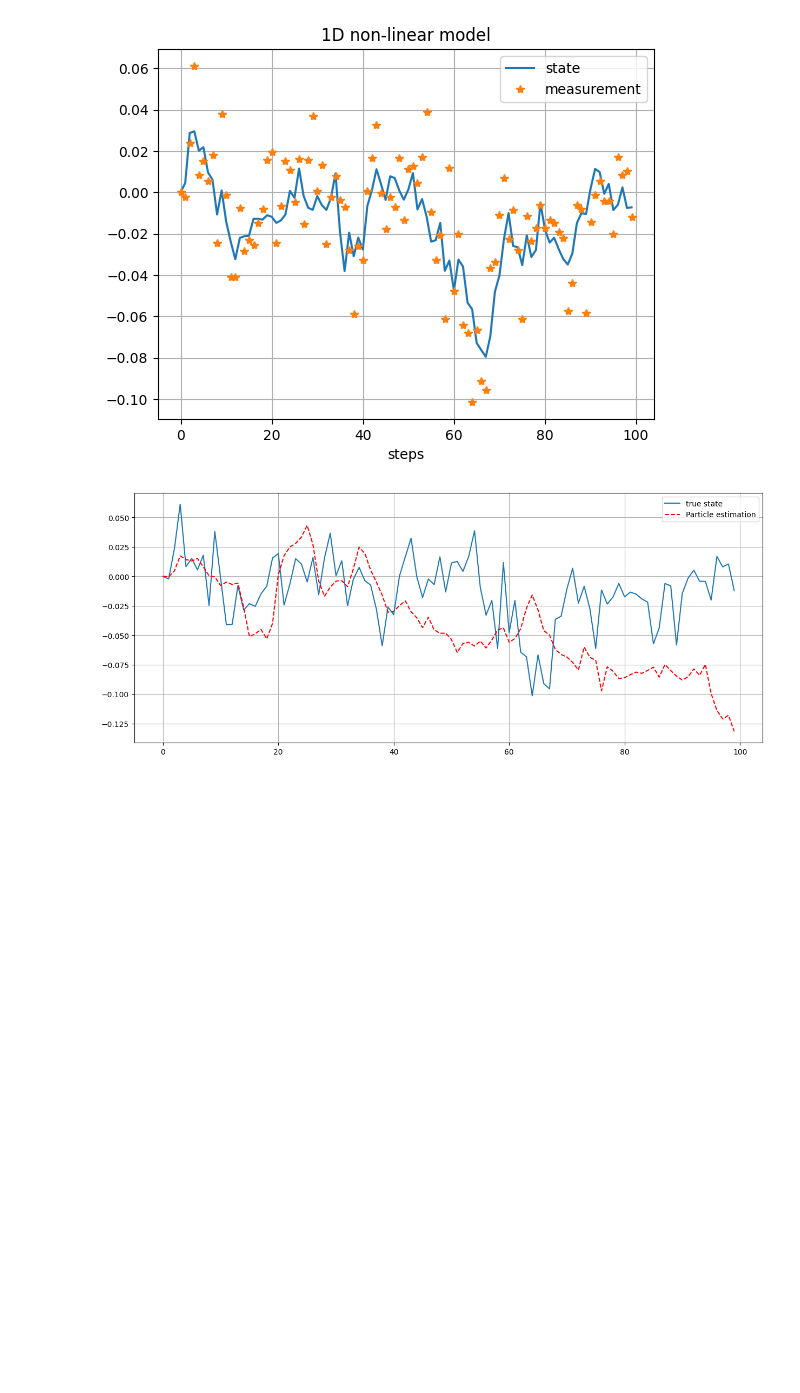
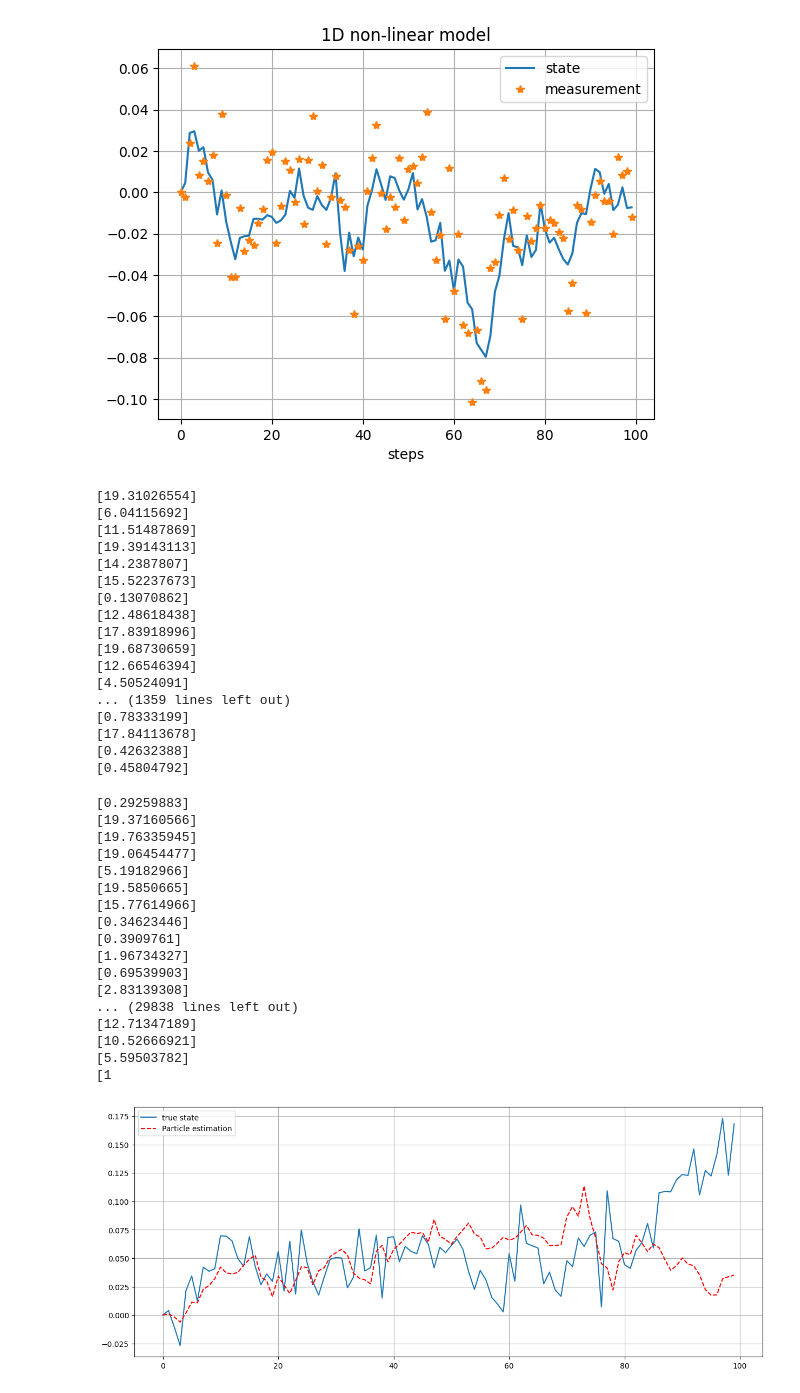
Before and after one commit to Nandu-Jagdish/BasicsOfSensorFusion23_Aalto, a Jupyter notebook: Homework11/HW11.ipynb, the cells around one changed output. Saved outputs shown, nothing was run; the diff lists cells and outputs as text; code cells hidden in the pictures; blank space fills up the shorter version.

```diff
--- a/Homework11/HW11.ipynb
+++ b/Homework11/HW11.ipynb
@@ -76,36 +76,71 @@ def bootstrap_particle_filter(seed,measurements):
     step = len(measurements)
     mean = np.zeros((step,1))
     var = np.zeros((step,1,1))
     Number_of_particles = 500
     weights = np.ones((Number_of_particles))
 
     particles = particle_init(seed,Number_of_particles,0,0.01)
     for i in range(1, step):
         for j,particle in enumerate(particles):
             particles[j] = propagateParticles(particle,seed)
             likelihood = compulteLikehood(particle,measurements[i],seed)
+            print(likelihood)
             weights[j] = weights[j]*likelihood
         weights = weights/np.sum(weights)
         #calculate the weighted mean
         mean[i] = np.sum(weights*particles)
         #calculate the weighted variance
         var[i]= np.sum(weights*(particles-mean[i])**2)
         #resample
         particles = resample(particles,weights)
 
         # YOUR CODE HERE
         # raise NotImplementedError()
     return mean, var
 
-observations =  model_simulation(5, 100)[1]
+observations =  model_simulation(1, 100)[1]
 x_, cov_ = bootstrap_particle_filter(1,observations)
 plt.figure(figsize=(15,6))
-plt.plot(model_simulation(5, 100)[1], label='true state')
+plt.plot(model_simulation(1, 100)[1], label='true state')
 plt.plot(x_[:,0], 'r--', label='Particle estimation')
 plt.legend()
 plt.grid();
 # %% [output]
+[19.31026554]
+[6.04115692]
+[11.51487869]
+[19.39143113]
+[14.2387807]
+[15.52237673]
+[0.13070862]
+[12.48618438]
+[17.83918996]
+[19.68730659]
+[12.66546394]
+[4.50524091]
+... (1359 lines left out)
+[0.78333199]
+[17.84113678]
+[0.42632388]
+[0.45804792]
+[0.29259883]
+[19.37160566]
+[19.76335945]
+[19.06454477]
+[5.19182966]
+[19.5850665]
+[15.77614966]
+[0.34623446]
+[0.3909761]
+[1.96734327]
+[0.69539903]
+[2.83139308]
+... (29838 lines left out)
+[12.71347189]
+[10.52666921]
+[5.59503782]
+[1
-[figure, old version]
+[figure, new version]
 # %%
 #RMSE calculation
 def RMSE(x_,observations):
```
Also changed, not shown: parts of 1 cell of this notebook, 2 other files.
